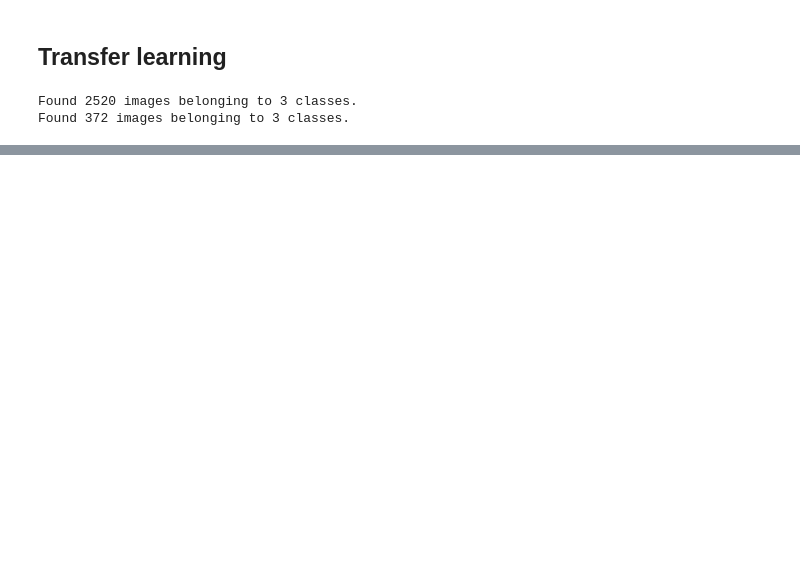
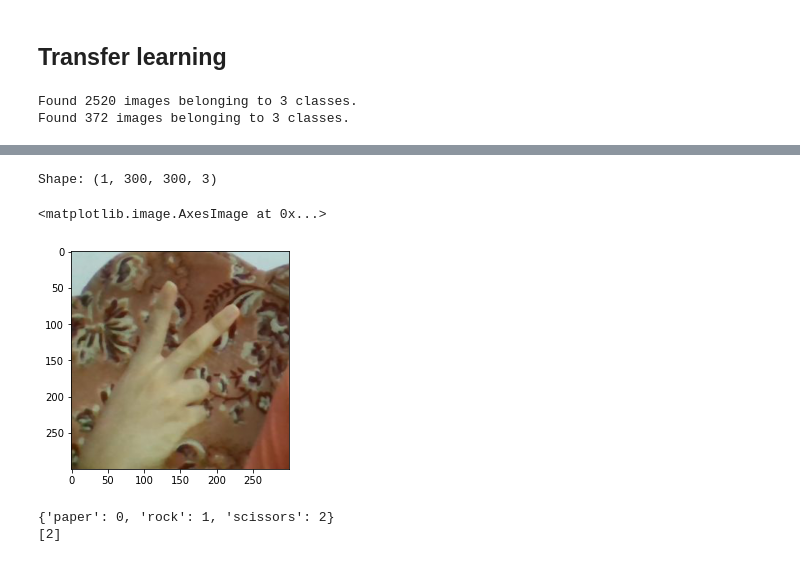
Before and after one commit to abhirajtiwari/rock_paper_scissor, a Jupyter notebook: Rock_Paper_Scissor.ipynb, the cells around one changed output, grey strips where cells are left out. Cells and saved outputs as stored; diff of their text form; code cells hidden in the pictures; blank space fills up the shorter version.

```diff
--- a/Rock_Paper_Scissor.ipynb
+++ b/Rock_Paper_Scissor.ipynb
@@ -230,0 +343,18 @@ plot_history(mobnet_history)
+# %%
+from PIL import Image
+example_image = np.asarray(Image.open("photo.jpg"))
+example_image = example_image[180:480, 0:300, :]
+example_image = example_image/255.
+example_image = np.array([example_image[:,:,0:3]])
+print("Shape: " + str(example_image.shape))
+plt.imshow(example_image[0])
+# %% [output]
+Shape: (1, 300, 300, 3)
+<matplotlib.image.AxesImage at 0x...>
+[figure, added]
+# %%
+print(train_gen_mobnet.class_indices)
+print(np.argmax(mob_v2_rps.predict(example_image), axis=-1))
+# %% [output]
+{'paper': 0, 'rock': 1, 'scissors': 2}
+[2]
```
Also changed, not shown: parts of 23 cells of this notebook.
